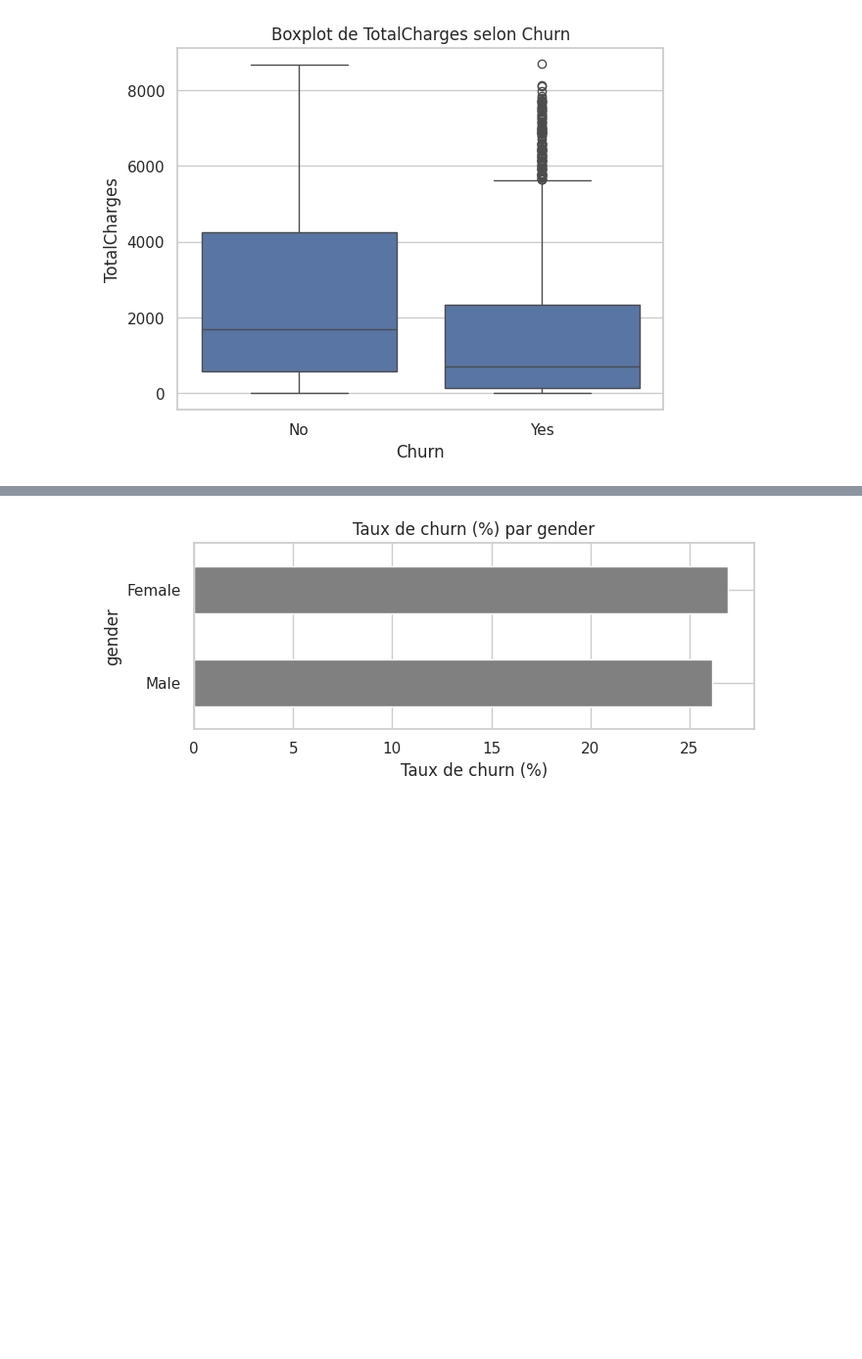
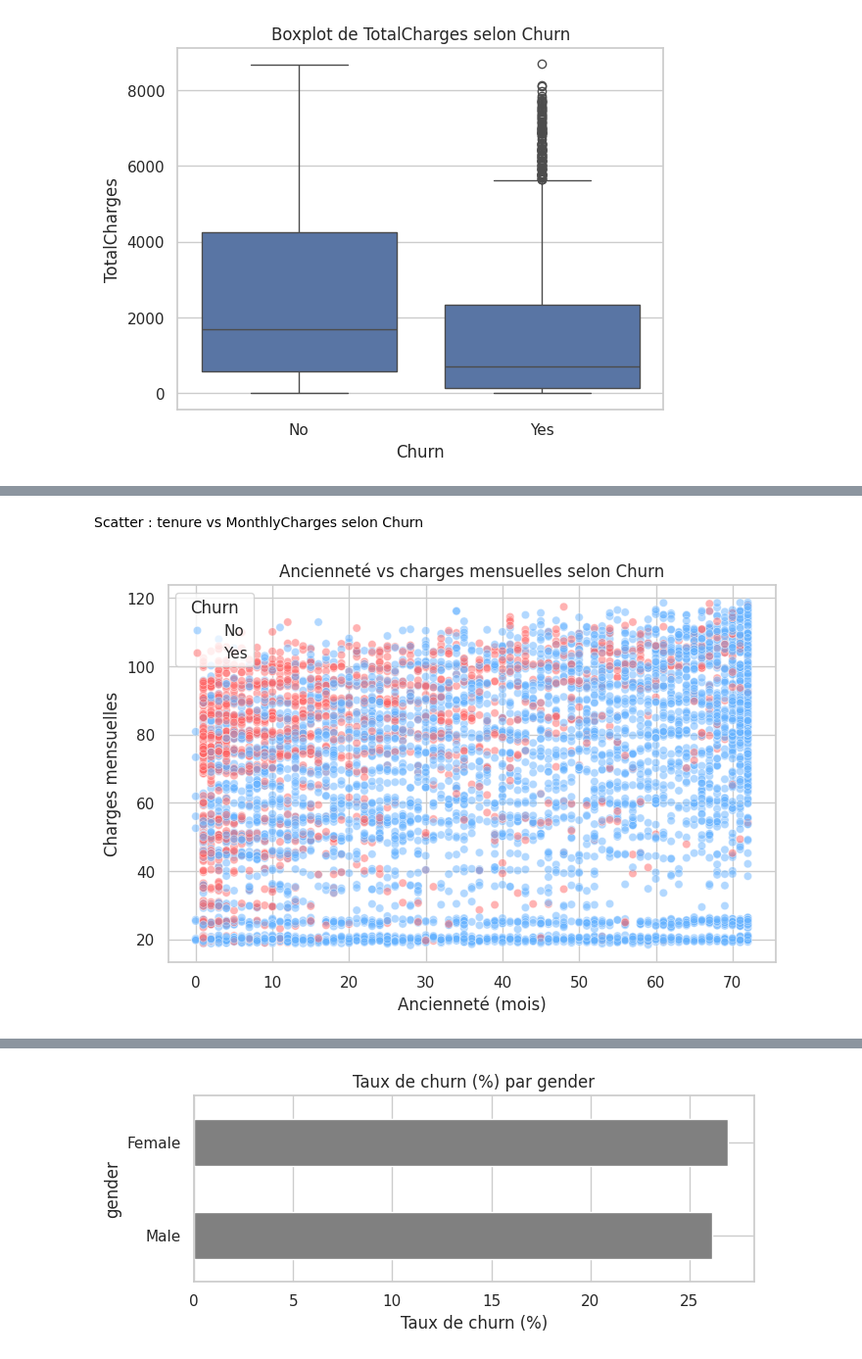
Before and after one commit to rachidahebie-cloud/churnradar, a Jupyter notebook: churnradar.ipynb, the cells around one changed output, grey strips where cells are left out. Shown at 98% size. Saved outputs shown, nothing was run; the diff lists cells and outputs as text; code cells hidden in the pictures; blank space fills up the shorter version.

```diff
--- a/churnradar.ipynb
+++ b/churnradar.ipynb
@@ -382,0 +465,12 @@ Le boxplot confirme que les clients ayant résilié ont un TotalCharges médian
+# %% [markdown]
+Scatter : tenure vs MonthlyCharges selon Churn
+# %%
+plt.figure(figsize=(8, 5))
+sns.scatterplot(data=df, x="tenure", y="MonthlyCharges", hue="Churn",
+                alpha=0.5, palette={"No": "#66b3ff", "Yes": "#ff6666"})
+plt.title("Ancienneté vs charges mensuelles selon Churn")
+plt.xlabel("Ancienneté (mois)")
+plt.ylabel("Charges mensuelles")
+plt.show()
+# %% [output]
+[figure, added]
```
Also changed, not shown: parts of 37 cells of this notebook.
